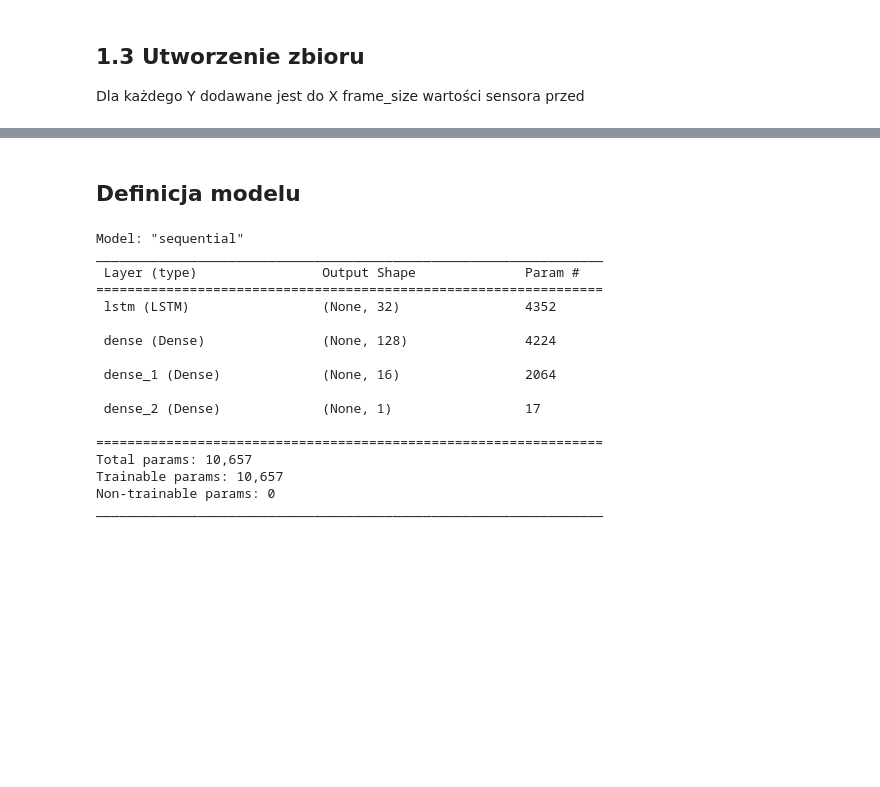
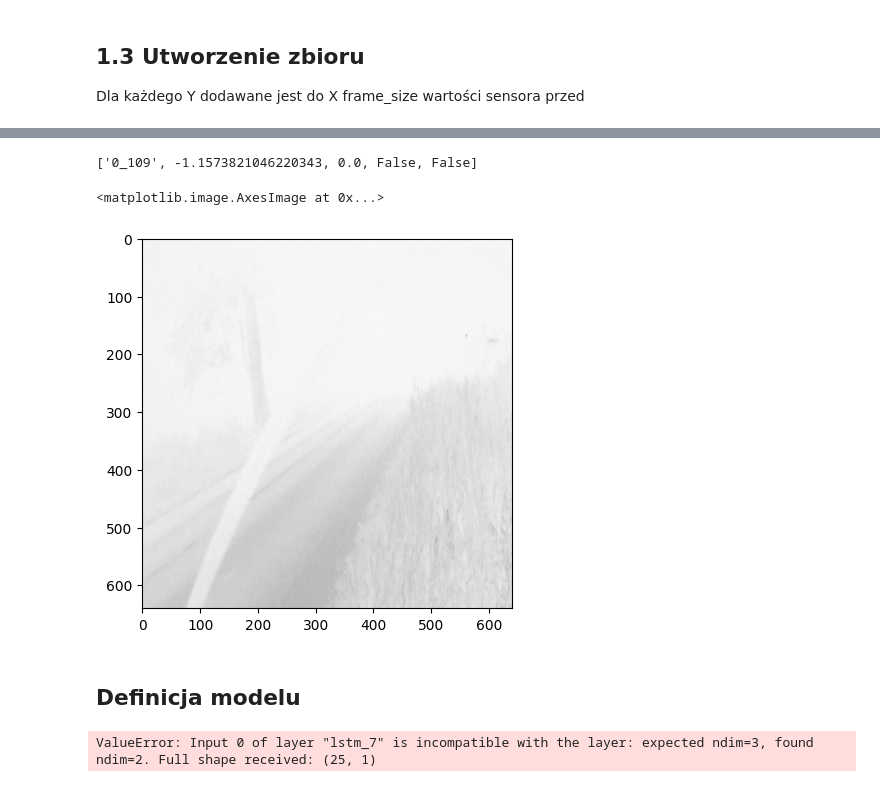
Before and after one commit to panjacob/A-study-of-nighttime-vehicle-detection-algorithms, a Jupyter notebook: Recordings2/5_models_sensor.ipynb, the cells around one changed output, grey strips where cells are left out. Saved outputs shown, nothing was run; the diff lists cells and outputs as text; code cells hidden in the pictures; blank space fills up the shorter version.

Commit message:
data.csv

```diff
--- a/Recordings2/5_models_sensor.ipynb
+++ b/Recordings2/5_models_sensor.ipynb
@@ -77,0 +121,26 @@ Y_test = np.array(Y_test)
+# %%
+from matplotlib import ticker
+import matplotlib.pyplot as plt
+import matplotlib
+
+
+x = range(len(data_np[:,2]))
+y = data_np[:,1].astype(float)
+label = data_np[:, 4] == 'True'
+colors = ['red','green']
+
+fig = plt.figure(figsize=(240,16))
+plt.scatter(x, y, c=label, cmap=matplotlib.colors.ListedColormap(colors), s=0.2)
+
+cb = plt.colorbar()
+loc = np.arange(0,max(label),max(label)/float(len(colors)))
+
+cb.set_ticks(loc)
+cb.set_ticklabels(['Nie ma pojazdu', 'Jest pojazd'])
+
+plt.xlabel("ID klatki obrazu")
+plt.ylabel("Intensywność światła")
+plt.xticks(np.arange(min(x), max(x)+1, 50.0))
+plt.yticks(np.arange(min(y), max(y)+1, 1.0))
+plt.title('Analiza intensywości światła z czujnika')
+plt.show()
@@ -78,29 +149,36 @@ Y_test = np.array(Y_test)
+# %%
+from PIL import Image, ImageOps
+
+for i, x in enumerate(data):
+    print(x)
+    break
+selected_data = data[3480]
+filename = f"{selected_data[0]}.jpg"
+img = Image.open(f'ground_truth/false/{filename}')
+img = ImageOps.invert(img)
+plt.imshow(img)
+
+
+    # ground_truth = data[i][4]
+# %% [output]
+['0_109', -1.1573821046220343, 0.0, False, False]
+<matplotlib.image.AxesImage at 0x...>
+[figure, added]
 # %% [markdown]
 ## Definicja modelu
 # %%
 model = Sequential()
-model.add(LSTM(32, input_shape=(10, 1), dropout=0.2))
-model.add(Dense(128, activation='relu'))
+# model.add(Dense(25,activation='relu'))
+model.add(BatchNormalization())
+model.add(LSTM(16, input_shape=(frame_length + 1, 1)))
+
+model.add(Dense(32, activation='relu'))
 model.add(Dense(16, activation='relu'))
 model.add(Dense(1, activation='sigmoid'))
-model.compile(loss='binary_crossentropy', optimizer='adam', metrics=['binary_accuracy', tf.keras.metrics.Precision(), tf.keras.metrics.Recall()])
+model.compile(loss='binary_crossentropy', optimizer='adam',
+              metrics=['binary_accuracy', tf.keras.metrics.Precision(), tf.keras.metrics.Recall()])
+model.build(input_shape=(frame_length + 1, 1))
 model.summary()
 # %% [output]
-Model: "sequential"
-_________________________________________________________________
- Layer (type)                Output Shape              Param #
-=================================================================
- lstm (LSTM)                 (None, 32)                4352
-
- dense (Dense)               (None, 128)               4224
-
- dense_1 (Dense)             (None, 16)                2064
-
- dense_2 (Dense)             (None, 1)                 17
-
-=================================================================
-Total params: 10,657
-Trainable params: 10,657
-Non-trainable params: 0
-_________________________________________________________________
+ValueError: Input 0 of layer "lstm_7" is incompatible with the layer: expected ndim=3, found ndim=2. Full shape received: (25, 1)
 # %%
```
Also changed, not shown: parts of 10 cells of this notebook, 13 other files.
